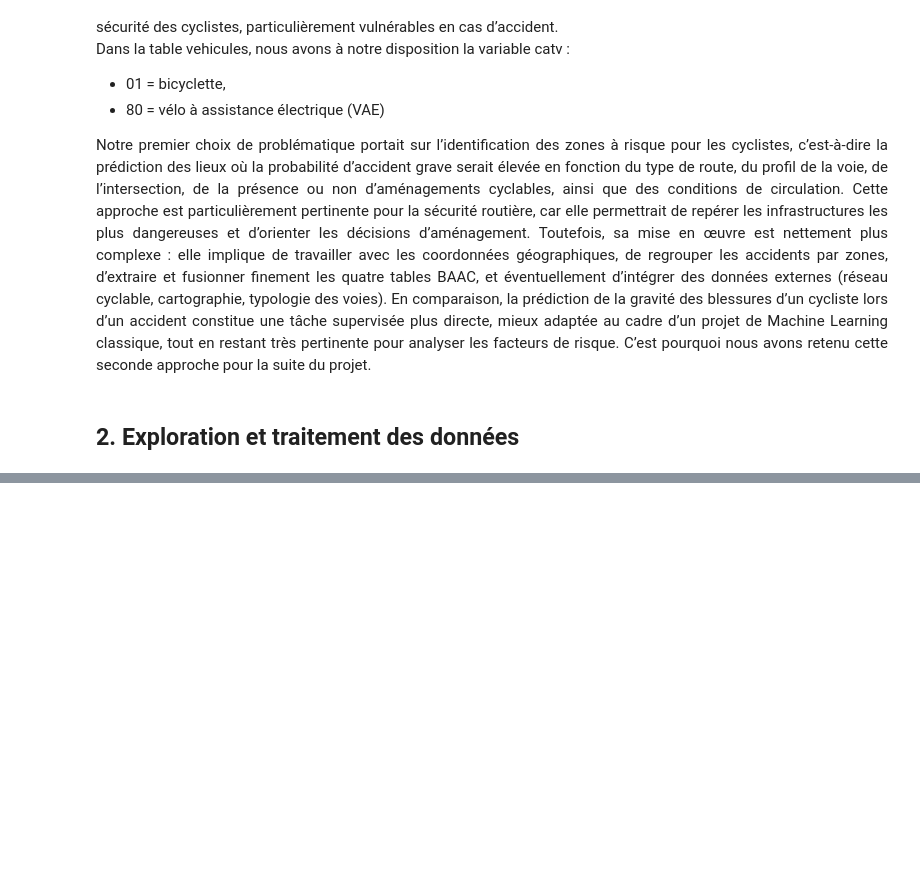
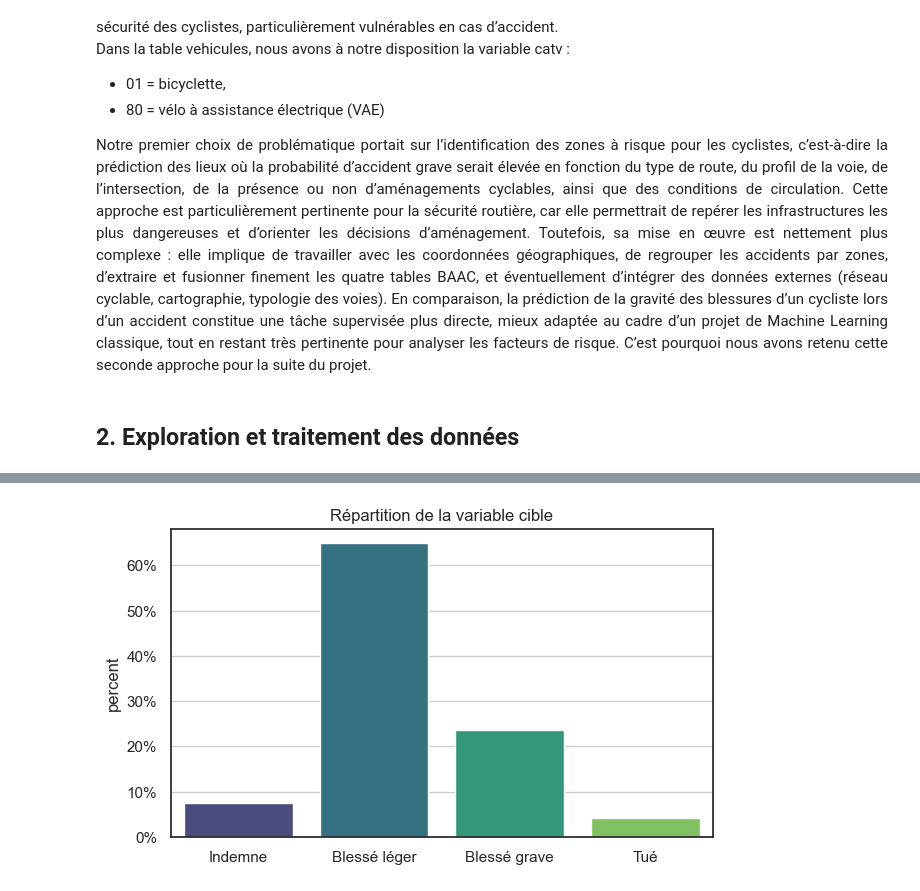
Before and after one commit to 007337-lil/ML4DS, a Jupyter notebook: projet_ml_for_ds.ipynb, the cells around one changed output, grey strips where cells are left out. Saved outputs shown, nothing was run; the diff lists cells and outputs as text; code cells hidden in the pictures; blank space fills up the shorter version.

```diff
--- a/projet_ml_for_ds.ipynb
+++ b/projet_ml_for_ds.ipynb
@@ -470,0 +207,17 @@ vehicules['id_vehicule'] = vehicules['id_vehicule'].str.replace('\xa0', '', rege
+# %%
+sns.set_theme(style="white")
+plt.figure(figsize=(7, 4))
+sns.countplot(
+    data=cyclistes,
+    x='grav',
+    hue='grav',
+    palette='viridis',
+    stat='percent'
+)
+plt.title('Répartition de la variable cible')
+plt.gca().yaxis.set_major_formatter(PercentFormatter())
+plt.grid(axis='y')
+plt.xlabel('')
+plt.show()
+# %% [output]
+[figure, added]
```
Also changed, not shown: parts of 52 cells of this notebook, 2 other files.
